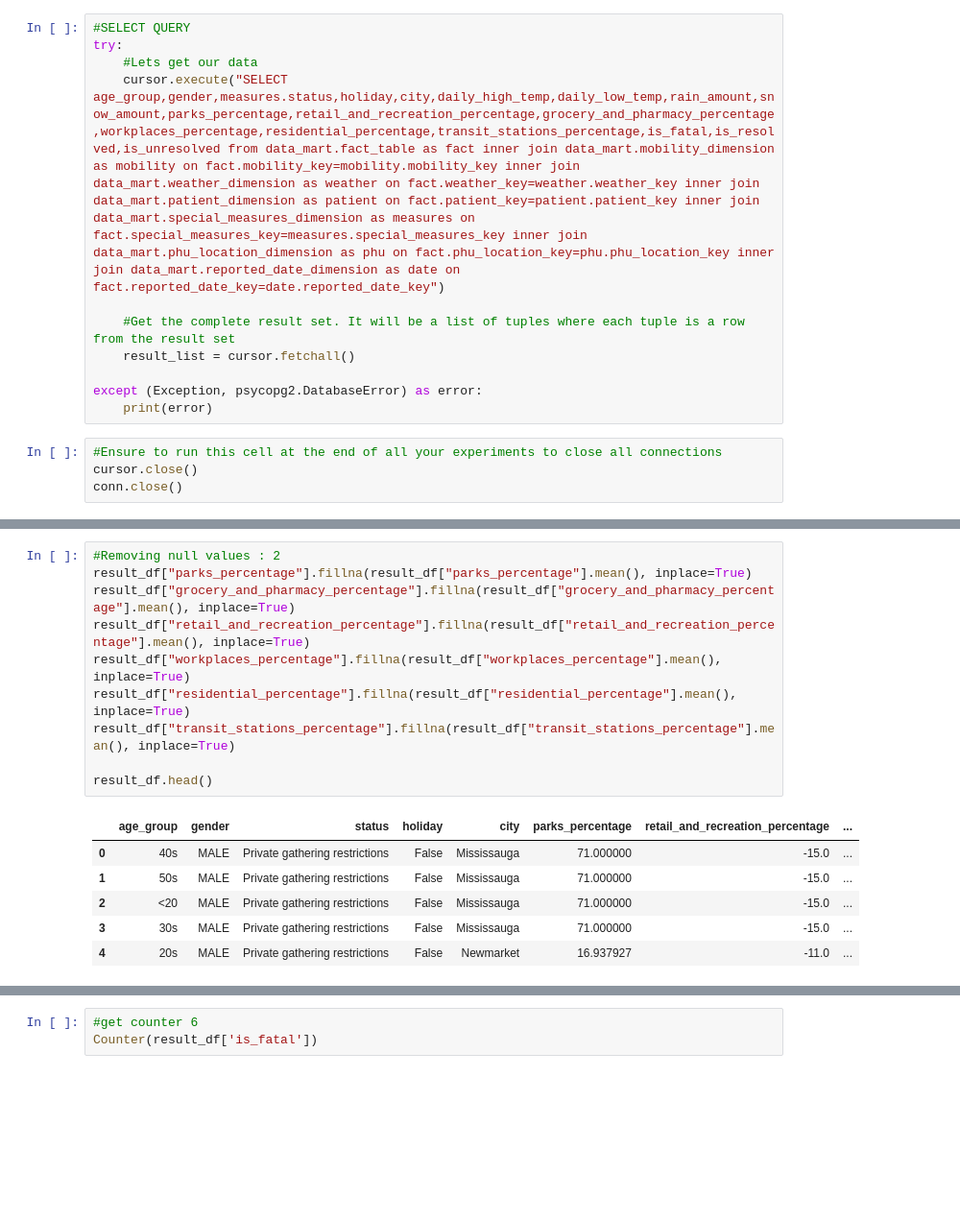
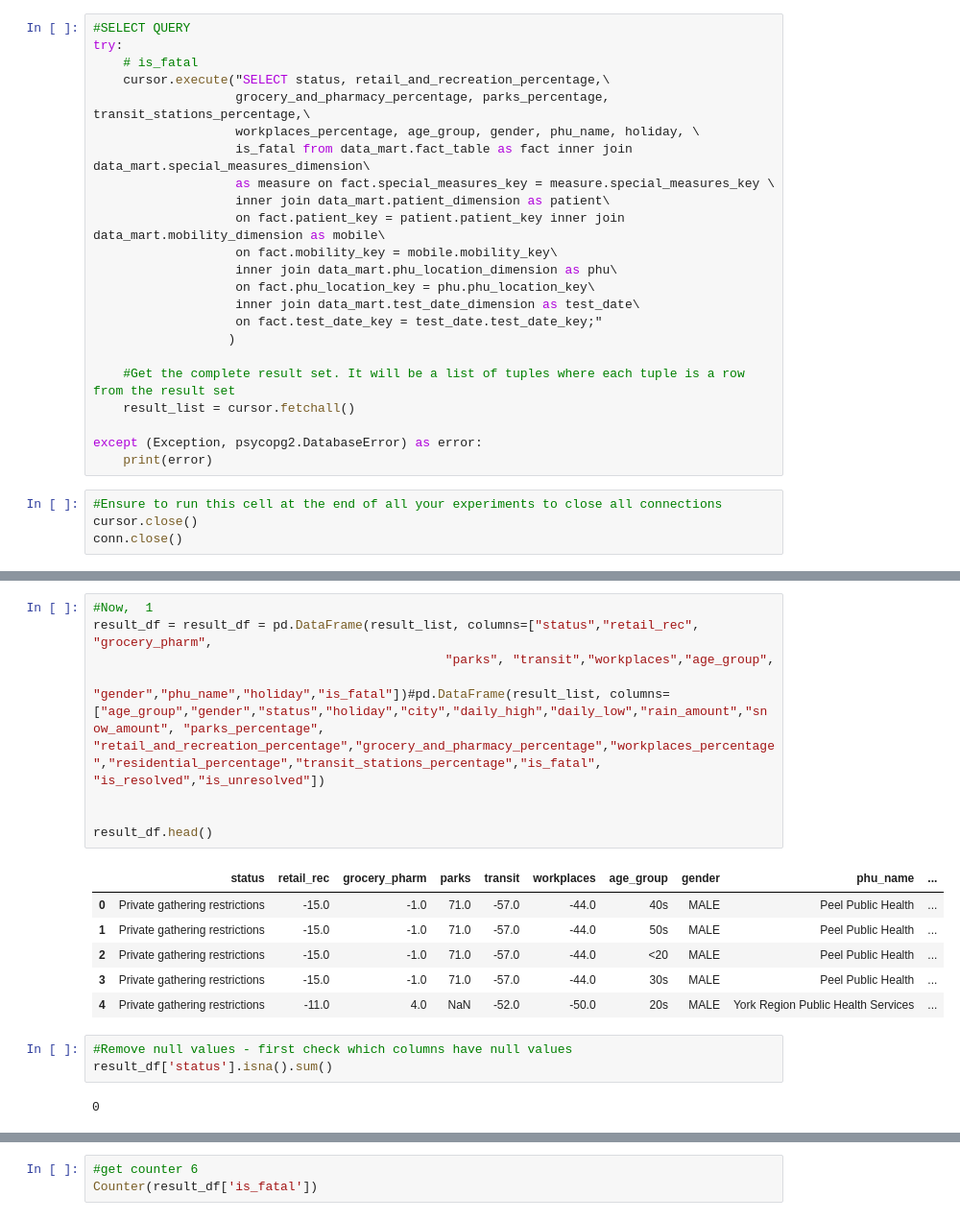
Before and after one commit to skaus37/Covid19DataMart, a Jupyter notebook: demo.ipynb, the cells around one changed output, grey strips where cells are left out. Shown: that part at 96% size. Cells and saved outputs as stored; diff of their text form; blank space fills up the shorter version.

```diff
--- a/demo.ipynb
+++ b/demo.ipynb
@@ -48,8 +48,20 @@ Look's like it was a success
 # %%
 #SELECT QUERY
 try:
-    #Lets get our data
-    cursor.execute("SELECT age_group,gender,measures.status,holiday,city,daily_high_temp,daily_low_temp,rain_amount,snow_amount,parks_percentage,retail_and_recreation_percentage,grocery_and_pharmacy_percentage,workplaces_percentage,residential_percentage,transit_stations_percentage,is_fatal,is_resolved,is_unresolved from data_mart.fact_table as fact inner join data_mart.mobility_dimension as mobility on fact.mobility_key=mobility.mobility_key inner join data_mart.weather_dimension as weather on fact.weather_key=weather.weather_key inner join data_mart.patient_dimension as patient on fact.patient_key=patient.patient_key inner join data_mart.special_measures_dimension as measures on fact.special_measures_key=measures.special_measures_key inner join data_mart.phu_location_dimension as phu on fact.phu_location_key=phu.phu_location_key inner join data_mart.reported_date_dimension as date on fact.reported_date_key=date.reported_date_key")
+    # is_fatal
+    cursor.execute("SELECT status, retail_and_recreation_percentage,\
+                   grocery_and_pharmacy_percentage, parks_percentage, transit_stations_percentage,\
+                   workplaces_percentage, age_group, gender, phu_name, holiday, \
+                   is_fatal from data_mart.fact_table as fact inner join data_mart.special_measures_dimension\
+                   as measure on fact.special_measures_key = measure.special_measures_key \
+                   inner join data_mart.patient_dimension as patient\
+                   on fact.patient_key = patient.patient_key inner join data_mart.mobility_dimension as mobile\
+                   on fact.mobility_key = mobile.mobility_key\
+                   inner join data_mart.phu_location_dimension as phu\
+                   on fact.phu_location_key = phu.phu_location_key\
+                   inner join data_mart.test_date_dimension as test_date\
+                   on fact.test_date_key = test_date.test_date_key;"
+                  )
 
     #Get the complete result set. It will be a list of tuples where each tuple is a row from the result set
     result_list = cursor.fetchall()
@@ -86,17 +75,20 @@ result_df.head()
-# %%
-#Removing null values : 2
-result_df["parks_percentage"].fillna(result_df["parks_percentage"].mean(), inplace=True)
-result_df["grocery_and_pharmacy_percentage"].fillna(result_df["grocery_and_pharmacy_percentage"].mean(), inplace=True)
-result_df["retail_and_recreation_percentage"].fillna(result_df["retail_and_recreation_percentage"].mean(), inplace=True)
-result_df["workplaces_percentage"].fillna(result_df["workplaces_percentage"].mean(), inplace=True)
-result_df["residential_percentage"].fillna(result_df["residential_percentage"].mean(), inplace=True)
-result_df["transit_stations_percentage"].fillna(result_df["transit_stations_percentage"].mean(), inplace=True)
-
-result_df.head()
-# %% [output]
-|  | age_group | gender | status | holiday | city | parks_percentage | retail_and_recreation_percentage | ... |
-| 0 | 40s | MALE | Private gathering restrictions | False | Mississauga | 71.000000 | -15.0 | ... |
-| 1 | 50s | MALE | Private gathering restrictions | False | Mississauga | 71.000000 | -15.0 | ... |
-| 2 | <20 | MALE | Private gathering restrictions | False | Mississauga | 71.000000 | -15.0 | ... |
-| 3 | 30s | MALE | Private gathering restrictions | False | Mississauga | 71.000000 | -15.0 | ... |
-| 4 | 20s | MALE | Private gathering restrictions | False | Newmarket | 16.937927 | -11.0 | ... |
+# %%
+#Now,  1
+result_df = result_df = pd.DataFrame(result_list, columns=["status","retail_rec", "grocery_pharm",
+                                               "parks", "transit","workplaces","age_group",
+                                               "gender","phu_name","holiday","is_fatal"])#pd.DataFrame(result_list, columns=["age_group","gender","status","holiday","city","daily_high","daily_low","rain_amount","snow_amount", "parks_percentage", "retail_and_recreation_percentage","grocery_and_pharmacy_percentage","workplaces_percentage","residential_percentage","transit_stations_percentage","is_fatal", "is_resolved","is_unresolved"])
+
+
+result_df.head()
+# %% [output]
+|  | status | retail_rec | grocery_pharm | parks | transit | workplaces | age_group | gender | phu_name | ... |
+| 0 | Private gathering restrictions | -15.0 | -1.0 | 71.0 | -57.0 | -44.0 | 40s | MALE | Peel Public Health | ... |
+| 1 | Private gathering restrictions | -15.0 | -1.0 | 71.0 | -57.0 | -44.0 | 50s | MALE | Peel Public Health | ... |
+| 2 | Private gathering restrictions | -15.0 | -1.0 | 71.0 | -57.0 | -44.0 | <20 | MALE | Peel Public Health | ... |
+| 3 | Private gathering restrictions | -15.0 | -1.0 | 71.0 | -57.0 | -44.0 | 30s | MALE | Peel Public Health | ... |
+| 4 | Private gathering restrictions | -11.0 | 4.0 | NaN | -52.0 | -50.0 | 20s | MALE | York Region Public Health Services | ... |
+# %%
+#Remove null values - first check which columns have null values
+result_df['status'].isna().sum()
+# %% [output]
+0
```
Also changed, not shown: parts of 35 cells of this notebook.
